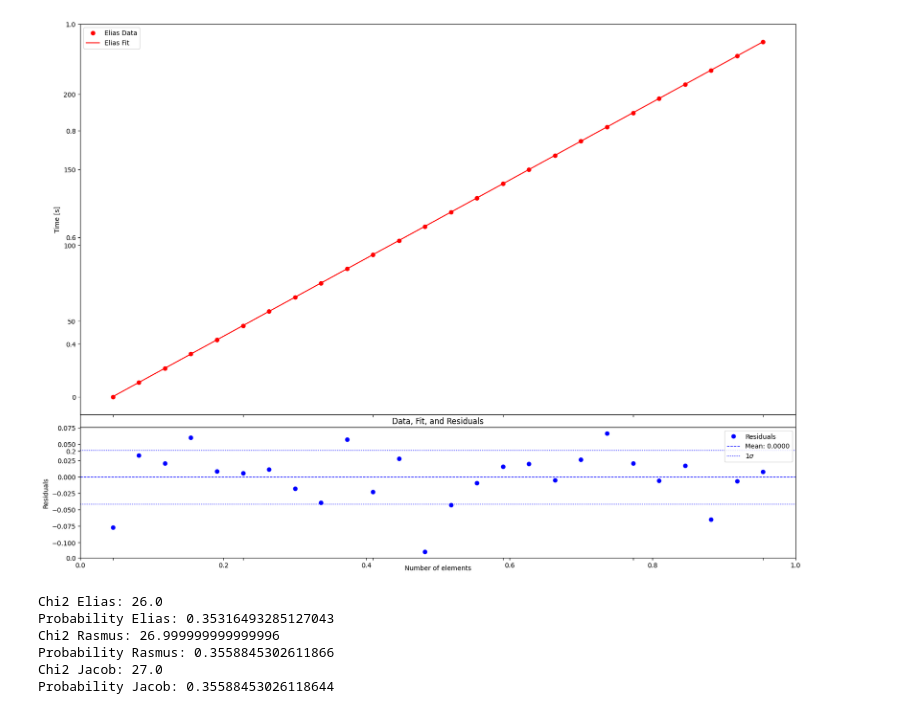
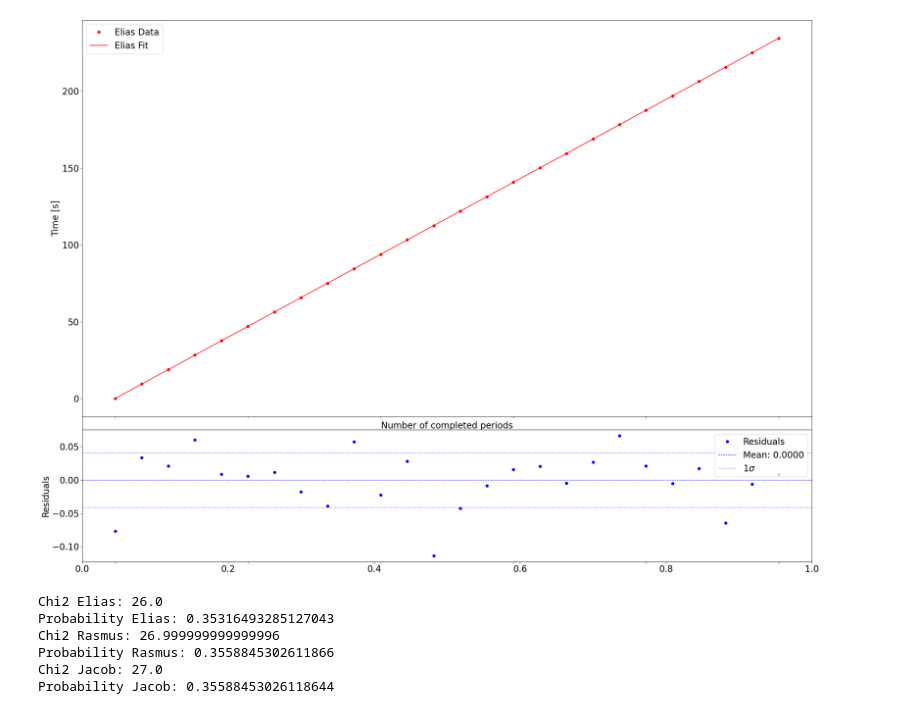
Before and after one commit to EliasBS/AppStat2024, a Jupyter notebook: Project/Pendulum/Data/DataBehandling.ipynb, the cells around one changed output. Drawn from its saved outputs; the diff is of its cells as text; code cells hidden in the pictures.

```diff
--- a/Project/Pendulum/Data/DataBehandling.ipynb
+++ b/Project/Pendulum/Data/DataBehandling.ipynb
@@ -138,39 +139,44 @@ plt.legend()
 # %%
 E_popt, pcov_E = curvefit(E_idx, E_time, error_E*np.ones(len(E_time)))
 
-fig, ax1 = plt.subplots(figsize=(16, 12))
+
+# plt.rcParams.update({'font.size': 20})
+fig, ax = plt.subplots(figsize=(24, 18))
+ax.set_yticklabels([])
+ax.set_yticks([])
 
 # fig = plt.figure(figsize=(10, 8))
 gs = fig.add_gridspec(2, height_ratios=[3, 1], hspace=0.05)
 
 error_E_res = error_E*np.sqrt(len(E_res))
 error_R_res = error_R*np.sqrt(len(R_res))
 error_J_res = error_J*np.sqrt(len(J_res))
 
+
 # Main plot (data and fit)
 ax1 = fig.add_subplot(gs[0])
 ax1.plot(E_idx, E_time, 'ro', label='Elias Data')
 ax1.plot(E_idx, line(E_idx, *E_popt), 'r-', label='Elias Fit')
-ax1.set_ylabel('Time [s]')
+ax1.set(ylabel = 'Time [s]', xlabel = 'Number of completed periods')
 ax1.legend(loc='upper left')
 ax1.set_xticklabels([])  # Hide x-axis labels for the main plot
 
 # Residuals plot
-ax2 = fig.add_subplot(gs[1], sharex=ax1)
+ax2 = fig.add_subplot(gs[1], sharex = ax1)
 ax2.plot(E_idx, E_res, 'bo', label='Residuals')
-ax2.set_xlabel('Number of elements')
+# ax2.set_xlabel('Number of elements')
 ax2.set_ylabel('Residuals')
 ax2.axhline(np.mean(E_res) , color='blue', linestyle='--', linewidth=1, label='Mean: %.4f' % np.mean(E_res))
 ax2.axhline(error_E_res, color='blue', linestyle=':', linewidth=1, label='1$\sigma$')
 ax2.axhline(-error_E_res, color='blue', linestyle=':', linewidth=1)
+#ax2.set_yticklabels([])
+#ax2.set_yticks([])
 ax2.legend(loc='upper right')
 
-
-plt.title('Data, Fit, and Residuals')
 plt.tight_layout()
 plt.show()
 # %% [output]
-[figure, old version]
+[figure, new version]
 # %%
 #Chi2 on the residuals
 def chi2(mean, residual, error):
```
Also changed, not shown: parts of 3 cells of this notebook, 5 other files.
